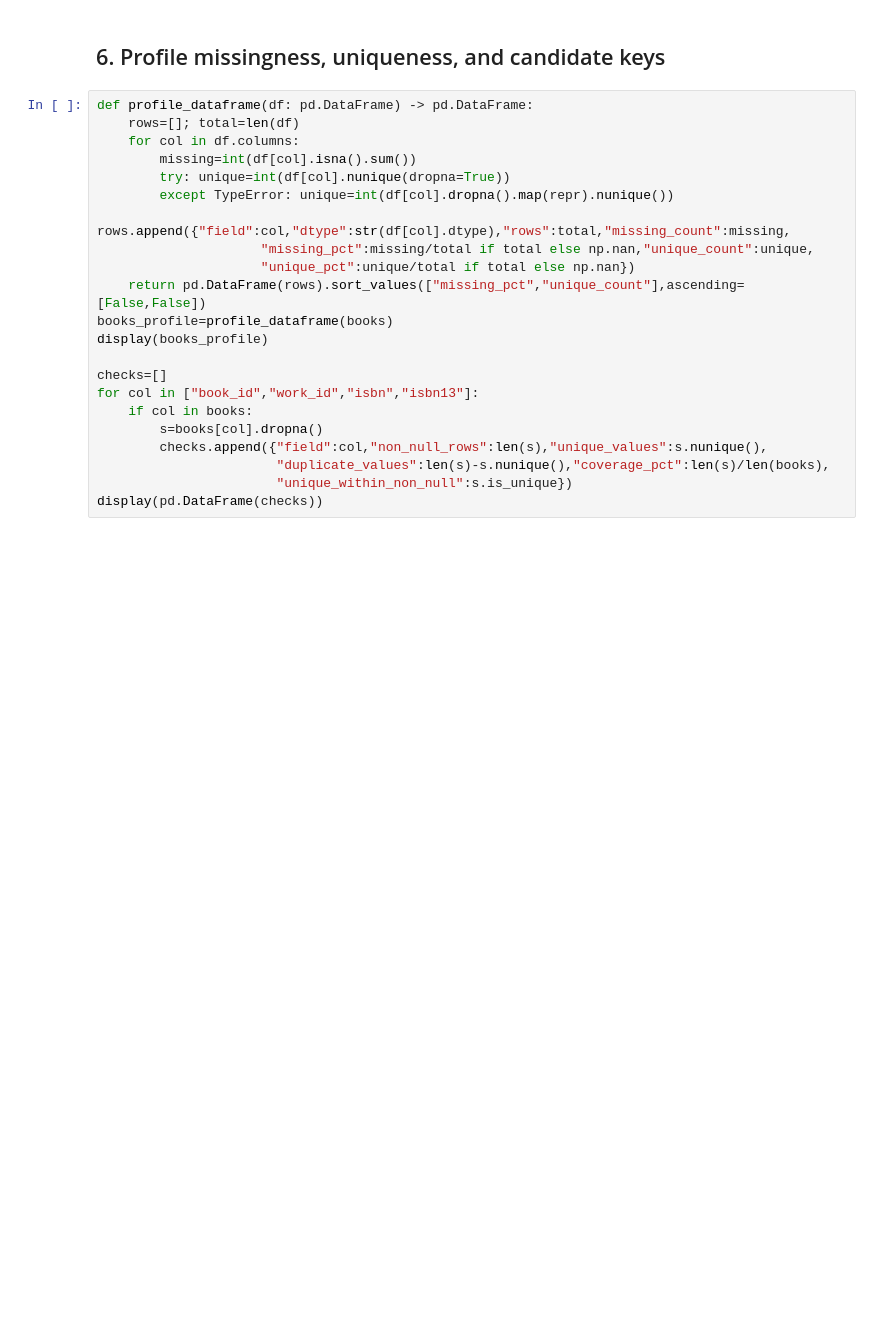
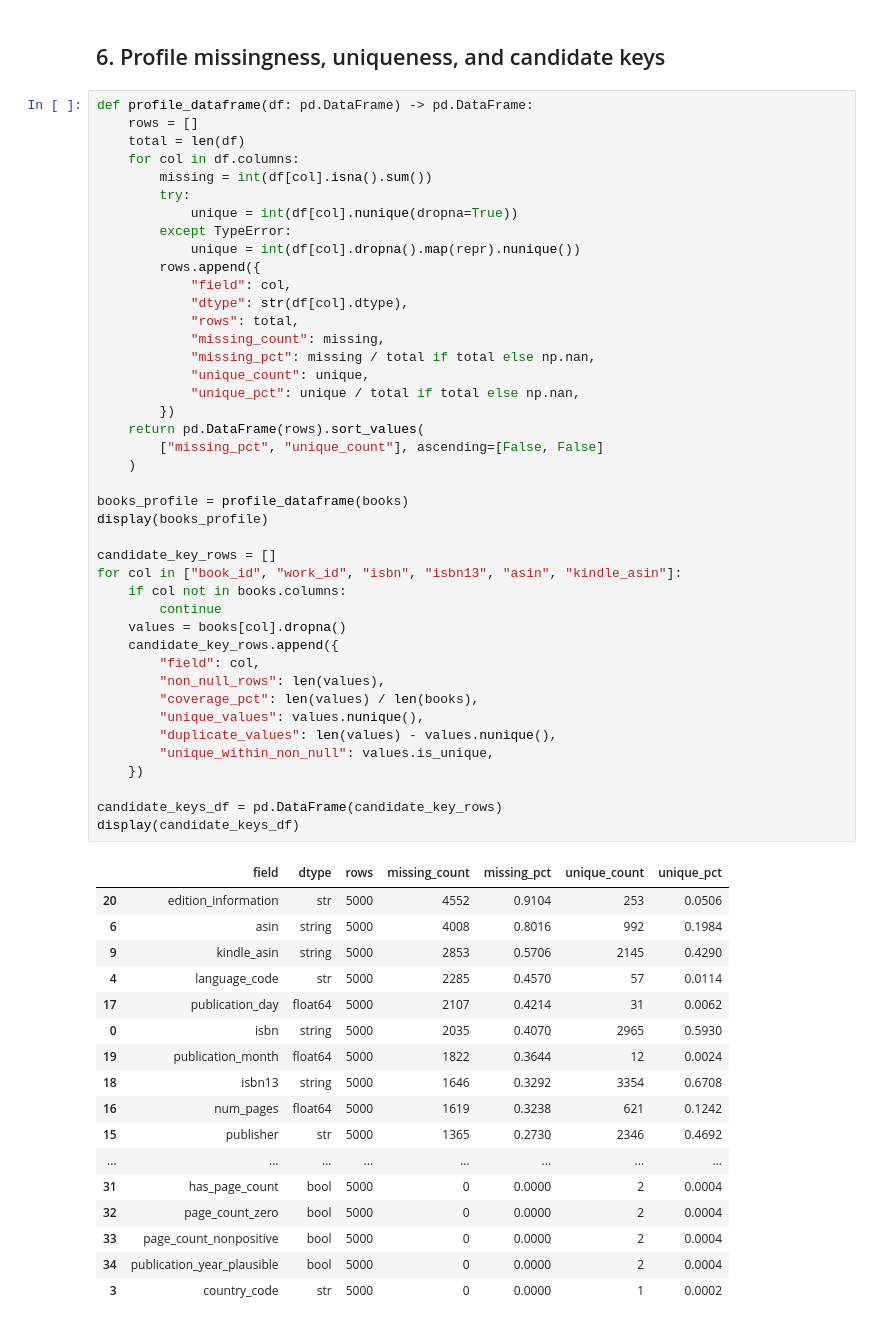
Before and after one commit to RT-Prog/semantic-book-intelligence-platform, a Jupyter notebook: notebooks/01_understanding_goodreads_openlibrary.ipynb, the cells around one changed output. Saved outputs shown, nothing was run; the diff lists cells and outputs as text; blank space fills up the shorter version.

```diff
--- a/notebooks/01_understanding_goodreads_openlibrary.ipynb
+++ b/notebooks/01_understanding_goodreads_openlibrary.ipynb
@@ -160,23 +405,61 @@ display(books.head()); books.info()
 ## 6. Profile missingness, uniqueness, and candidate keys
 # %%
 def profile_dataframe(df: pd.DataFrame) -> pd.DataFrame:
-    rows=[]; total=len(df)
+    rows = []
+    total = len(df)
     for col in df.columns:
-        missing=int(df[col].isna().sum())
-        try: unique=int(df[col].nunique(dropna=True))
-        except TypeError: unique=int(df[col].dropna().map(repr).nunique())
-        rows.append({"field":col,"dtype":str(df[col].dtype),"rows":total,"missing_count":missing,
-                     "missing_pct":missing/total if total else np.nan,"unique_count":unique,
-                     "unique_pct":unique/total if total else np.nan})
-    return pd.DataFrame(rows).sort_values(["missing_pct","unique_count"],ascending=[False,False])
-books_profile=profile_dataframe(books)
+        missing = int(df[col].isna().sum())
+        try:
+            unique = int(df[col].nunique(dropna=True))
+        except TypeError:
+            unique = int(df[col].dropna().map(repr).nunique())
+        rows.append({
+            "field": col,
+            "dtype": str(df[col].dtype),
+            "rows": total,
+            "missing_count": missing,
+            "missing_pct": missing / total if total else np.nan,
+            "unique_count": unique,
+            "unique_pct": unique / total if total else np.nan,
+        })
+    return pd.DataFrame(rows).sort_values(
+        ["missing_pct", "unique_count"], ascending=[False, False]
+    )
+
+books_profile = profile_dataframe(books)
 display(books_profile)
 
-checks=[]
-for col in ["book_id","work_id","isbn","isbn13"]:
-    if col in books:
-        s=books[col].dropna()
-        checks.append({"field":col,"non_null_rows":len(s),"unique_values":s.nunique(),
-                       "duplicate_values":len(s)-s.nunique(),"coverage_pct":len(s)/len(books),
-                       "unique_within_non_null":s.is_unique})
-display(pd.DataFrame(checks))
+candidate_key_rows = []
+for col in ["book_id", "work_id", "isbn", "isbn13", "asin", "kindle_asin"]:
+    if col not in books.columns:
+        continue
+    values = books[col].dropna()
+    candidate_key_rows.append({
+        "field": col,
+        "non_null_rows": len(values),
+        "coverage_pct": len(values) / len(books),
+        "unique_values": values.nunique(),
+        "duplicate_values": len(values) - values.nunique(),
+        "unique_within_non_null": values.is_unique,
+    })
+
+candidate_keys_df = pd.DataFrame(candidate_key_rows)
+display(candidate_keys_df)
+# %% [output]
+|  | field | dtype | rows | missing_count | missing_pct | unique_count | unique_pct |
+| 20 | edition_information | str | 5000 | 4552 | 0.9104 | 253 | 0.0506 |
+| 6 | asin | string | 5000 | 4008 | 0.8016 | 992 | 0.1984 |
+| 9 | kindle_asin | string | 5000 | 2853 | 0.5706 | 2145 | 0.4290 |
+| 4 | language_code | str | 5000 | 2285 | 0.4570 | 57 | 0.0114 |
+| 17 | publication_day | float64 | 5000 | 2107 | 0.4214 | 31 | 0.0062 |
+| 0 | isbn | string | 5000 | 2035 | 0.4070 | 2965 | 0.5930 |
+| 19 | publication_month | float64 | 5000 | 1822 | 0.3644 | 12 | 0.0024 |
+| 18 | isbn13 | string | 5000 | 1646 | 0.3292 | 3354 | 0.6708 |
+| 16 | num_pages | float64 | 5000 | 1619 | 0.3238 | 621 | 0.1242 |
+| 15 | publisher | str | 5000 | 1365 | 0.2730 | 2346 | 0.4692 |
+| ... | ... | ... | ... | ... | ... | ... | ... |
+| 31 | has_page_count | bool | 5000 | 0 | 0.0000 | 2 | 0.0004 |
+| 32 | page_count_zero | bool | 5000 | 0 | 0.0000 | 2 | 0.0004 |
+| 33 | page_count_nonpositive | bool | 5000 | 0 | 0.0000 | 2 | 0.0004 |
+| 34 | publication_year_plausible | bool | 5000 | 0 | 0.0000 | 2 | 0.0004 |
+| 3 | country_code | str | 5000 | 0 | 0.0000 | 1 | 0.0002 |
```
Also changed, not shown: parts of 40 cells of this notebook, 8 other files.
